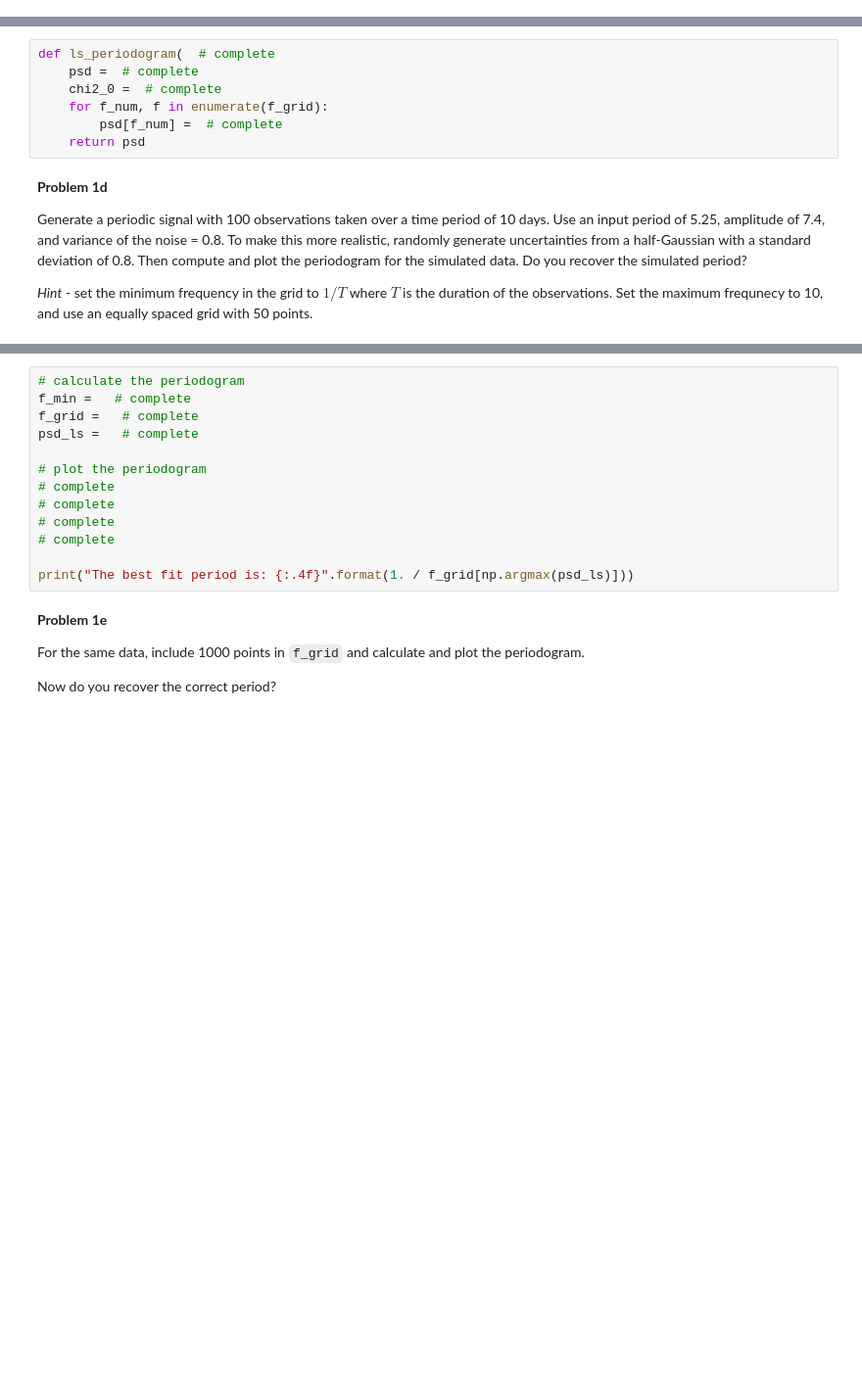
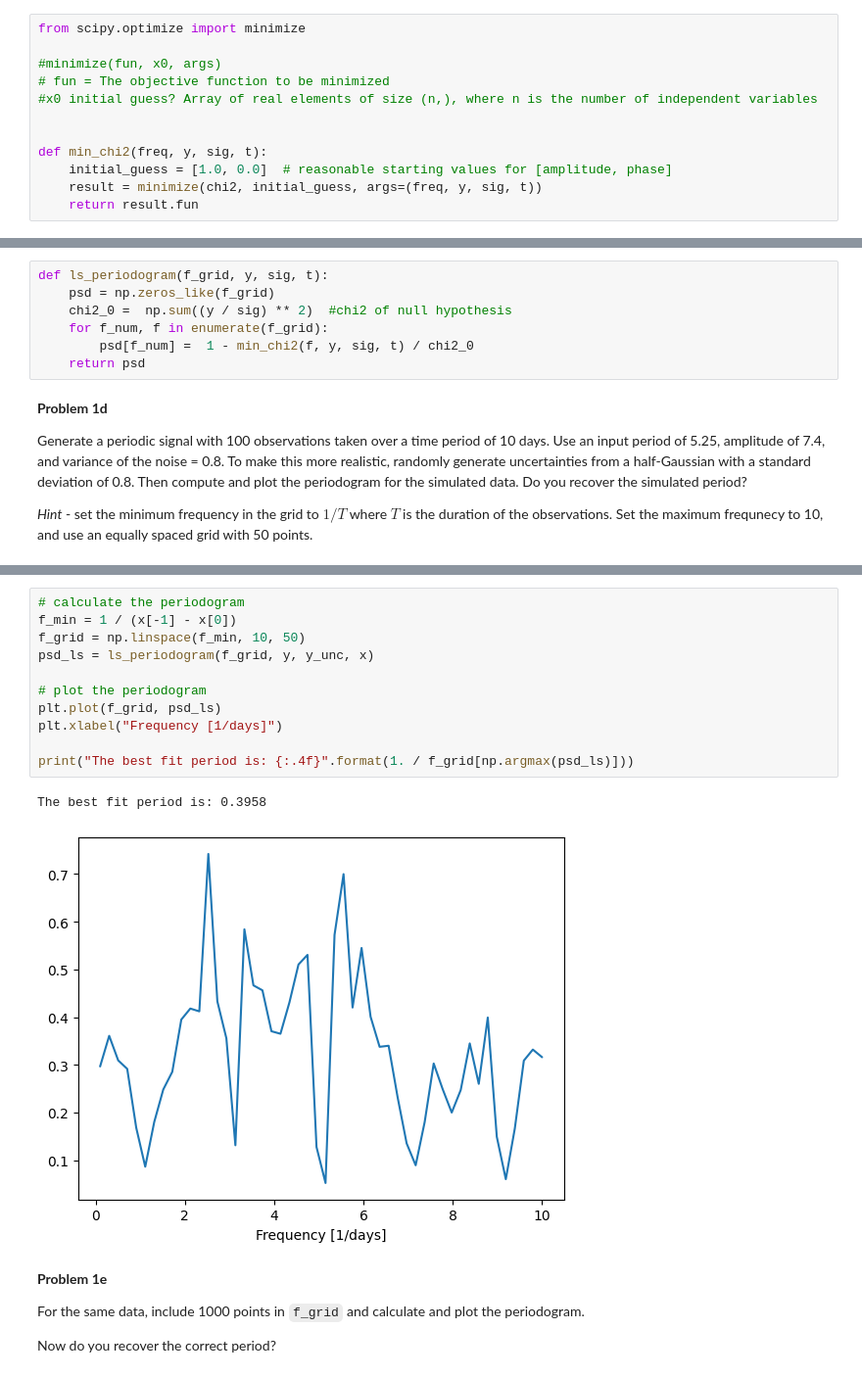
Before and after one commit to ASTR154/time-series, a Jupyter notebook: time-series.ipynb, the cells around one changed output, grey strips where cells are left out. Shown: that part at 98% size. Saved outputs shown, nothing was run; the diff lists cells and outputs as text; blank space fills up the shorter version.

```diff
--- a/time-series.ipynb
+++ b/time-series.ipynb
@@ -53,13 +50,25 @@ def min_chi2(  # complete
+# %%
+from scipy.optimize import minimize
+
+#minimize(fun, x0, args)
+# fun = The objective function to be minimized
+#x0 initial guess? Array of real elements of size (n,), where n is the number of independent variables
+
+
+def min_chi2(freq, y, sig, t):
+    initial_guess = [1.0, 0.0]  # reasonable starting values for [amplitude, phase]
+    result = minimize(chi2, initial_guess, args=(freq, y, sig, t))
+    return result.fun
 # %% [markdown]
 **Problem 1c**
 
 Write a function, `ls_periodogram`, to calculate the LS periodogram for observations $y$, $\sigma_y$, $t$ over a frequency grid `f_grid`.
 # %%
-def ls_periodogram(  # complete
-    psd =  # complete
-    chi2_0 =  # complete
+def ls_periodogram(f_grid, y, sig, t):
+    psd = np.zeros_like(f_grid)
+    chi2_0 =  np.sum((y / sig) ** 2)  #chi2 of null hypothesis
     for f_num, f in enumerate(f_grid):
-        psd[f_num] =  # complete
+        psd[f_num] =  1 - min_chi2(f, y, sig, t) / chi2_0
     return psd
 # %% [markdown]
 **Problem 1d**
@@ -76,16 +91,17 @@ plt.errorbar(  # complete
 # %%
 # calculate the periodogram
-f_min =   # complete
-f_grid =   # complete
-psd_ls =   # complete
+f_min = 1 / (x[-1] - x[0])
+f_grid = np.linspace(f_min, 10, 50)
+psd_ls = ls_periodogram(f_grid, y, y_unc, x)
 
 # plot the periodogram
-# complete
-# complete
-# complete
-# complete
+plt.plot(f_grid, psd_ls)
+plt.xlabel("Frequency [1/days]")
 
 print("The best fit period is: {:.4f}".format(1. / f_grid[np.argmax(psd_ls)]))
+# %% [output]
+The best fit period is: 0.3958
+[figure, added]
 # %% [markdown]
 **Problem 1e**
 
```
Also changed, not shown: parts of 11 cells of this notebook.
